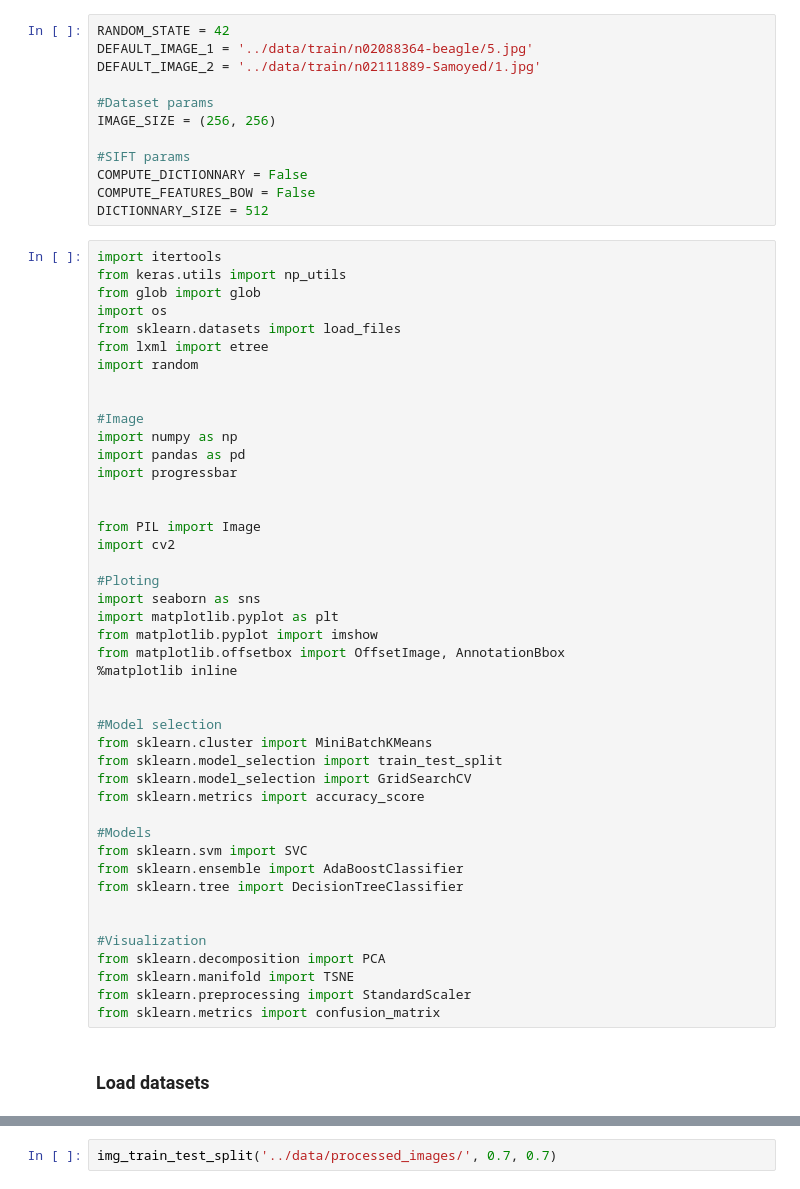
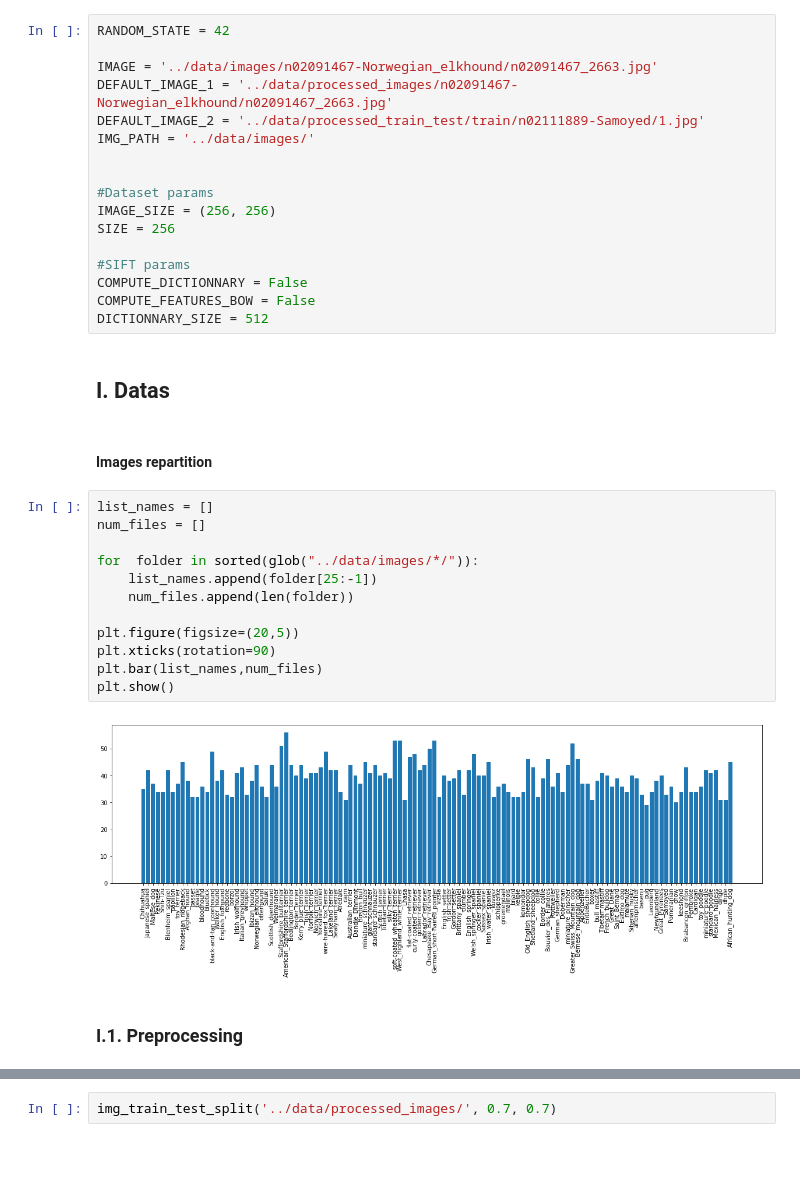
Before and after one commit to celiabayet/Dogs, a Jupyter notebook: code/notebooks/sift_model.ipynb, the cells around one changed output, grey strips where cells are left out. Saved outputs shown, nothing was run; the diff lists cells and outputs as text; blank space fills up the shorter version.

```diff
--- a/code/notebooks/sift_model.ipynb
+++ b/code/notebooks/sift_model.ipynb
@@ -1,59 +46,38 @@
 # %%
 RANDOM_STATE = 42
-DEFAULT_IMAGE_1 = '../data/train/n02088364-beagle/5.jpg'
-DEFAULT_IMAGE_2 = '../data/train/n02111889-Samoyed/1.jpg'
+
+IMAGE = '../data/images/n02091467-Norwegian_elkhound/n02091467_2663.jpg'
+DEFAULT_IMAGE_1 = '../data/processed_images/n02091467-Norwegian_elkhound/n02091467_2663.jpg'
+DEFAULT_IMAGE_2 = '../data/processed_train_test/train/n02111889-Samoyed/1.jpg'
+IMG_PATH = '../data/images/'
+
 
 #Dataset params
 IMAGE_SIZE = (256, 256)
+SIZE = 256
 
 #SIFT params
 COMPUTE_DICTIONNARY = False
 COMPUTE_FEATURES_BOW = False
 DICTIONNARY_SIZE = 512
-# %%
-import itertools
-from keras.utils import np_utils
-from glob import glob
-import os
-from sklearn.datasets import load_files
-from lxml import etree
-import random
-
-
-#Image
-import numpy as np
-import pandas as pd
-import progressbar
-
-
-from PIL import Image
-import cv2
-
-#Ploting
-import seaborn as sns
-import matplotlib.pyplot as plt
-from matplotlib.pyplot import imshow
-from matplotlib.offsetbox import OffsetImage, AnnotationBbox
-%matplotlib inline
-
-
-#Model selection
-from sklearn.cluster import MiniBatchKMeans
-from sklearn.model_selection import train_test_split
-from sklearn.model_selection import GridSearchCV
-from sklearn.metrics import accuracy_score
-
-#Models
-from sklearn.svm import SVC
-from sklearn.ensemble import AdaBoostClassifier
-from sklearn.tree import DecisionTreeClassifier
-
-
-#Visualization
-from sklearn.decomposition import PCA
-from sklearn.manifold import TSNE
-from sklearn.preprocessing import StandardScaler
-from sklearn.metrics import confusion_matrix
-# %% [markdown]
-### Load datasets
+# %% [markdown]
+## I. Datas
+# %% [markdown]
+#### Images repartition
+# %%
+list_names = []
+num_files = []
+
+for  folder in sorted(glob("../data/images/*/")):
+    list_names.append(folder[25:-1])
+    num_files.append(len(folder))
+
+plt.figure(figsize=(20,5))
+plt.xticks(rotation=90)
+plt.bar(list_names,num_files)
+plt.show()
+# %% [output]
+[figure, added]
+# %% [markdown]
+### I.1. Preprocessing
 # %%
```
Also changed, not shown: parts of 59 cells of this notebook, 13 other files.
